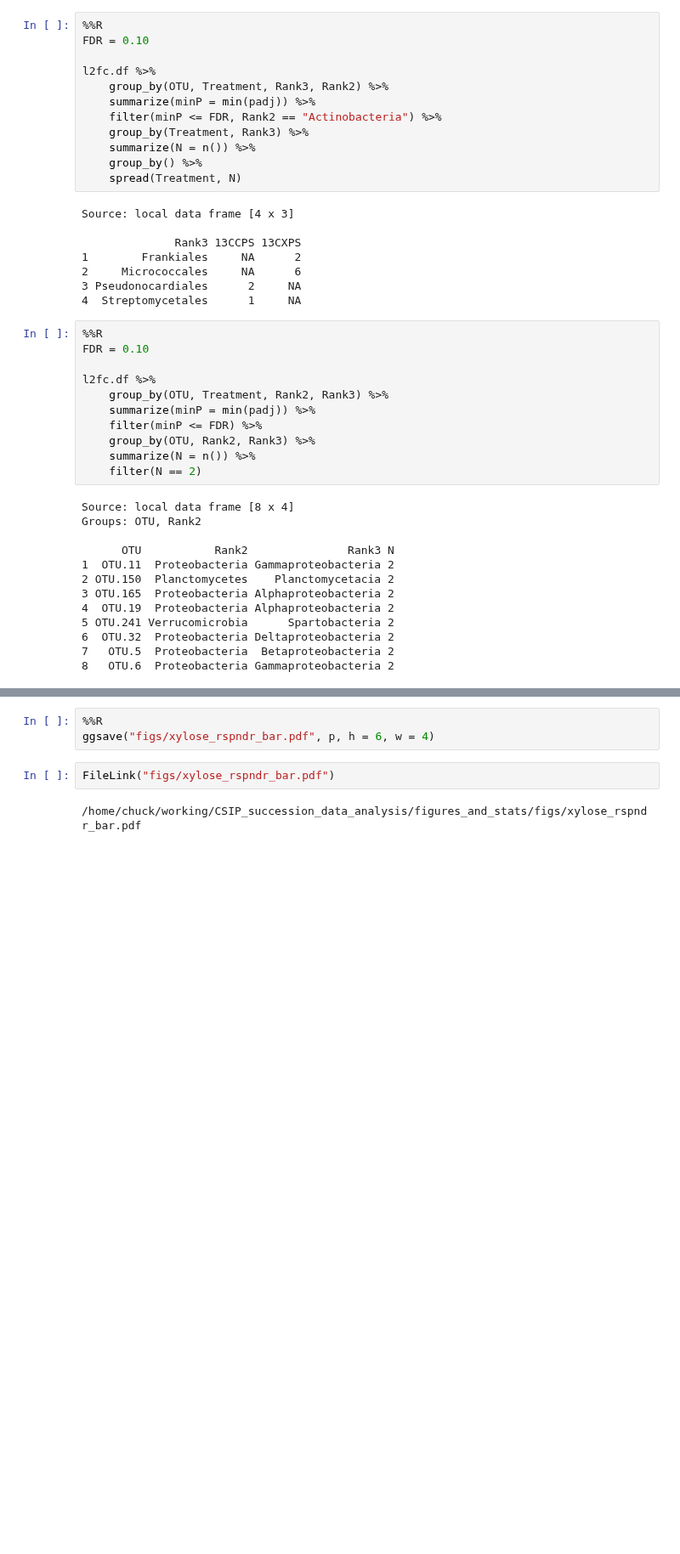
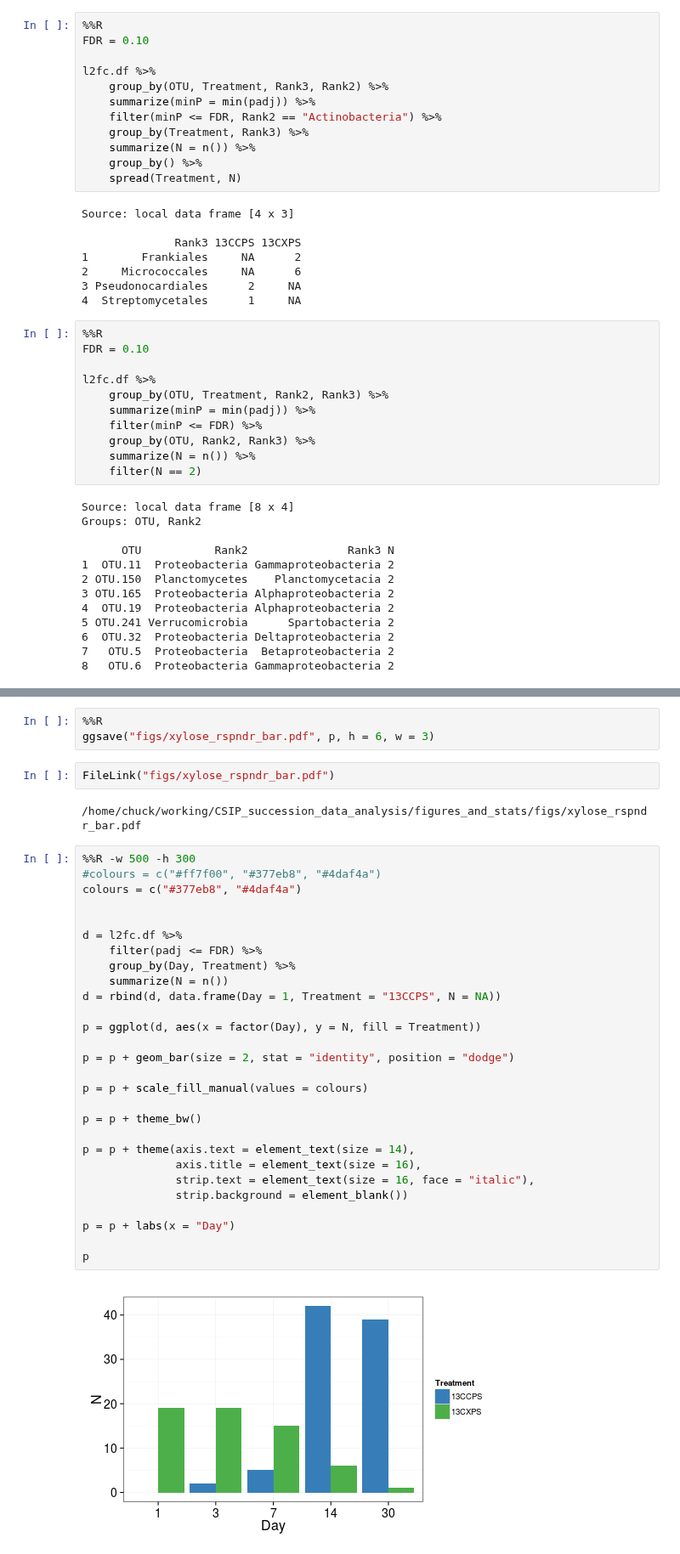
Before and after one commit to chuckpr/CSIP_succession_data_analysis, a Jupyter notebook: figures_and_stats/counts.ipynb, the cells around one changed output, grey strips where cells are left out. Shown at 85% size. Drawn from its saved outputs; the diff is of its cells as text; blank space fills up the shorter version.

```diff
--- a/figures_and_stats/counts.ipynb
+++ b/figures_and_stats/counts.ipynb
@@ -525,7 +603,37 @@ p
 # %%
 %%R
-ggsave("figs/xylose_rspndr_bar.pdf", p, h = 6, w = 4)
+ggsave("figs/xylose_rspndr_bar.pdf", p, h = 6, w = 3)
 # %%
 FileLink("figs/xylose_rspndr_bar.pdf")
 # %% [output]
 /home/chuck/working/CSIP_succession_data_analysis/figures_and_stats/figs/xylose_rspndr_bar.pdf
+# %%
+%%R -w 500 -h 300
+#colours = c("#ff7f00", "#377eb8", "#4daf4a")
+colours = c("#377eb8", "#4daf4a")
+
+
+d = l2fc.df %>%
+    filter(padj <= FDR) %>%
+    group_by(Day, Treatment) %>%
+    summarize(N = n())
+d = rbind(d, data.frame(Day = 1, Treatment = "13CCPS", N = NA))
+
+p = ggplot(d, aes(x = factor(Day), y = N, fill = Treatment))
+
+p = p + geom_bar(size = 2, stat = "identity", position = "dodge")
+
+p = p + scale_fill_manual(values = colours)
+
+p = p + theme_bw()
+
+p = p + theme(axis.text = element_text(size = 14),
+              axis.title = element_text(size = 16),
+              strip.text = element_text(size = 16, face = "italic"),
+              strip.background = element_blank())
+
+p = p + labs(x = "Day")
+
+p
+# %% [output]
+[figure, added]
```
Also changed, not shown: parts of 7 cells of this notebook.
